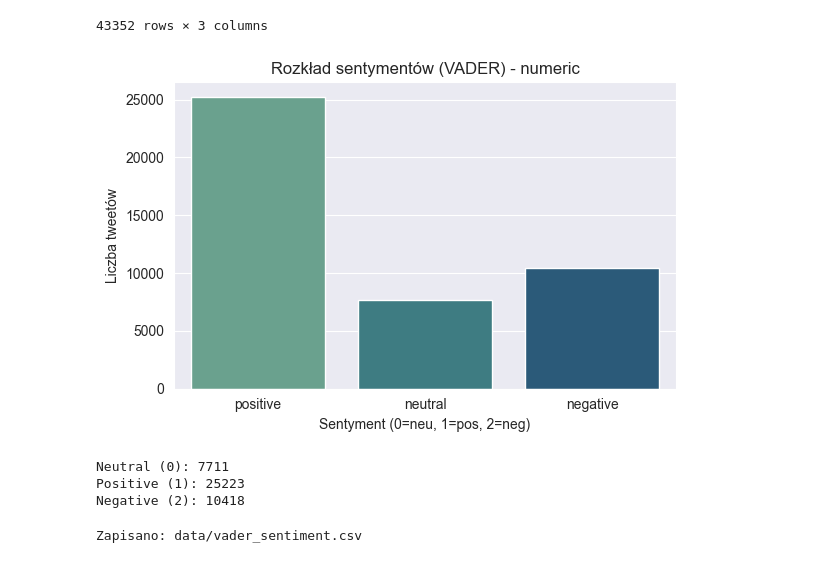
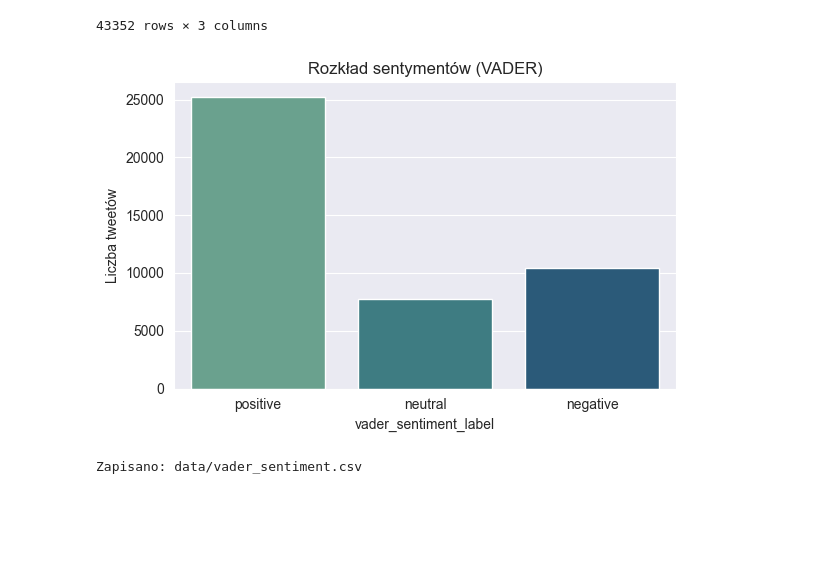
Before and after one commit to maciekgangus/sentiment-analysis-shap, a Jupyter notebook: notebooks/vader.ipynb, the cells around one changed output. Saved outputs shown, nothing was run; the diff lists cells and outputs as text; code cells hidden in the pictures; blank space fills up the shorter version.

```diff
--- a/notebooks/vader.ipynb
+++ b/notebooks/vader.ipynb
@@ -29,22 +28,18 @@ vader_df
 # %%
 plt.figure(figsize=(6, 4))
 sns.countplot(
     data=vader_df,
     x="vader_sentiment_label",
     hue="vader_sentiment_label",
     palette="crest",
     legend=False,
 )
-plt.title("Rozkład sentymentów (VADER) - numeric")
-plt.xlabel("Sentyment (0=neu, 1=pos, 2=neg)")
+plt.title("Rozkład sentymentów (VADER)")
 plt.ylabel("Liczba tweetów")
 plt.tight_layout()
 plt.show()
 # %% [output]
-[figure, old version]
+[figure, new version]
-Neutral (0): 7711
-Positive (1): 25223
-Negative (2): 10418
 # %%
 vader_df.to_csv("../data/vader_sentiment.csv", index=False)
 print("Zapisano: data/vader_sentiment.csv")
```
Also changed, not shown: parts of 1 cell of this notebook, 6 other files.
